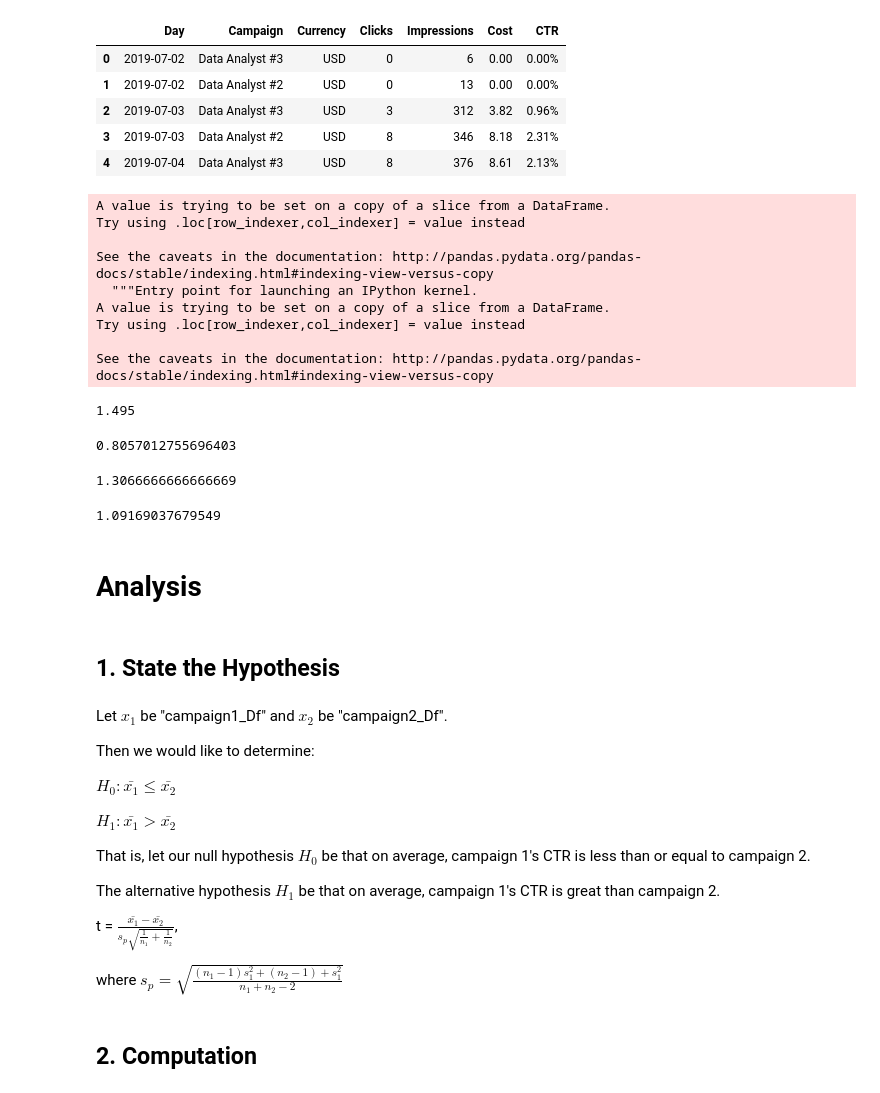
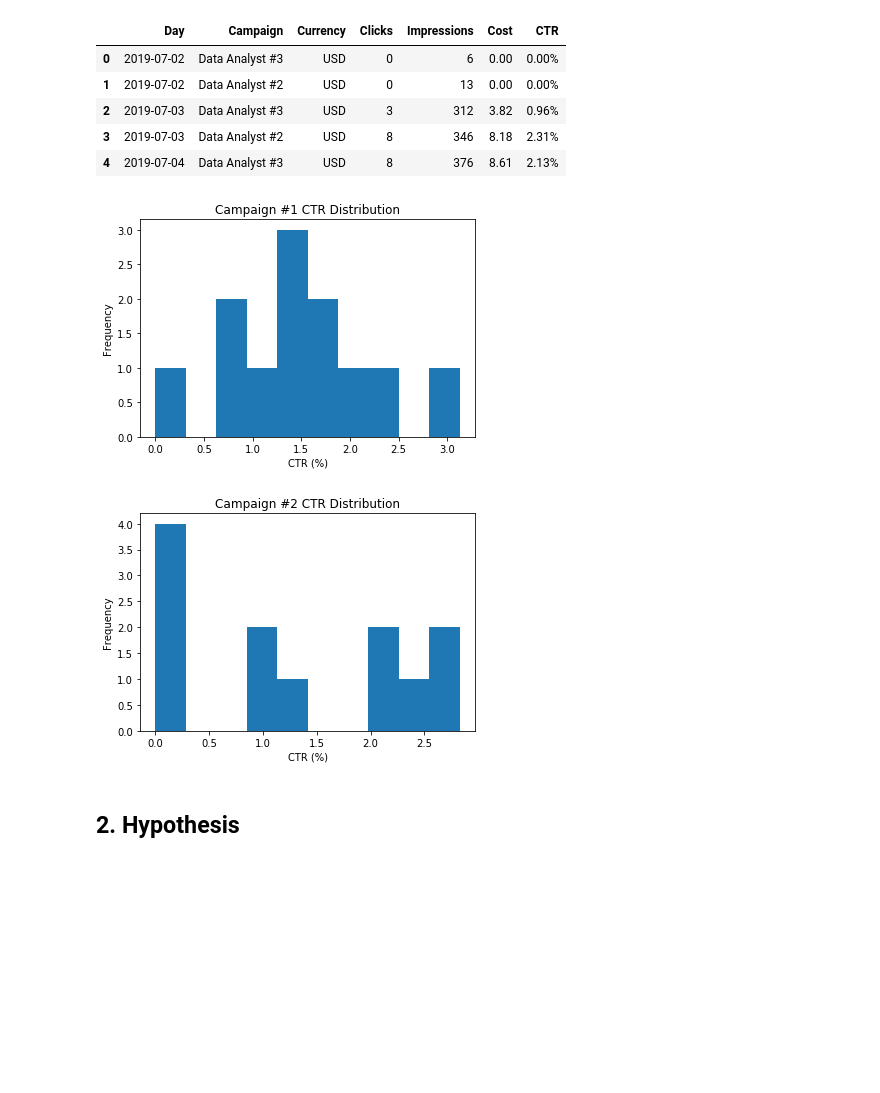
Before and after one commit to CloudChaoszero/Presentations, a Jupyter notebook: PyBayTalks/2019/AB-Testing-Python/Code/ABTesting.ipynb, the cells around one changed output. Cells and saved outputs as stored; diff of their text form; code cells hidden in the pictures; blank space fills up the shorter version.

```diff
--- a/PyBayTalks/2019/AB-Testing-Python/Code/ABTesting.ipynb
+++ b/PyBayTalks/2019/AB-Testing-Python/Code/ABTesting.ipynb
@@ -24,3 +84,5 @@ campaignsDf = pd.read_csv(filePath,skiprows=2)
+# %%
+campaignsDf = pd.read_csv(filePath,skiprows=2)
 # %%
 campaignsDf.head()
 # %% [output]
@@ -30,38 +92,23 @@ campaignsDf.head()
 | 2 | 2019-07-03 | Data Analyst #3 | USD | 3 | 312 | 3.82 | 0.96% |
 | 3 | 2019-07-03 | Data Analyst #2 | USD | 8 | 346 | 8.18 | 2.31% |
 | 4 | 2019-07-04 | Data Analyst #3 | USD | 8 | 376 | 8.61 | 2.13% |
+# %%
+campaignsDf['CTR'] = campaignsDf['Clicks'] / campaignsDf['Impressions']
 # %%
 campaign1_Df = campaignsDf[campaignsDf['Campaign'] == 'Data Analyst #2']
 # %%
 campaign2_Df = campaignsDf[campaignsDf['Campaign'] == 'Data Analyst #3']
-# %%
-campaign1_Df['CTR'] = campaign1_Df['CTR'].str.rstrip('%').astype('float')
-campaign2_Df['CTR'] = campaign2_Df['CTR'].str.rstrip('%').astype('float')
-# %% [output]
-A value is trying to be set on a copy of a slice from a DataFrame.
-Try using .loc[row_indexer,col_indexer] = value instead
-
-See the caveats in the documentation: http://pandas.pydata.org/pandas-docs/stable/indexing.html#indexing-view-versus-copy
-  """Entry point for launching an IPython kernel.
-A value is trying to be set on a copy of a slice from a DataFrame.
-Try using .loc[row_indexer,col_indexer] = value instead
-
-See the caveats in the documentation: http://pandas.pydata.org/pandas-docs/stable/indexing.html#indexing-view-versus-copy
-# %%
-campaign1_Df['CTR'].mean()
-# %% [output]
-1.495
-# %%
-campaign1_Df['CTR'].std()
-# %% [output]
-0.8057012755696403
-# %%
-campaign2_Df['CTR'].mean()
-# %% [output]
-1.3066666666666669
-# %%
-campaign2_Df['CTR'].std()
-# %% [output]
-1.09169037679549
-# %% [markdown]
-# Analysis
+# %%
+campaign1_Df['CTR'].plot(kind='hist')
+plt.title('Campaign #1 CTR Distribution')
+plt.xlabel('CTR (%)')
+plt.show()
+# %% [output]
+[figure, added]
+# %%
+campaign2_Df['CTR'].plot(kind='hist')
+plt.title('Campaign #2 CTR Distribution')
+plt.xlabel('CTR (%)')
+plt.show()
+# %% [output]
+[figure, added]
@@ -68,21 +138,2 @@ campaign2_Df['CTR'].std()
 # %% [markdown]
-## 1. State the Hypothesis
+## 2. Hypothesis
-# %% [markdown]
-Let $x_1$ be "campaign1_Df" and $x_2$ be "campaign2_Df".
-
-Then we would like to determine:
-
-$ H_0: \bar{x_1} \leq \bar{x_2}$
-
-$ H_1: \bar{x_1} > \bar{x_2}$
-
-
-That is, let our null hypothesis $H_0$ be that on average, campaign 1's CTR is less than or equal to campaign 2.
-
-The alternative hypothesis $H_1$ be that on average, campaign 1's CTR is great than campaign 2.
-
-t = $\tfrac{\bar{x_1} - \bar{x_2} }{{s_p}\sqrt{ \tfrac{1}{n_1} + \tfrac{1}{n_2}}}$,
-
-where $s_p = \sqrt{ \tfrac{(n_1 - 1)s_1^2 + (n_2-1) + s_1^2}{n_1 + n_2 - 2} }$
-# %% [markdown]
-## 2. Computation
```
Also changed, not shown: parts of 33 cells of this notebook, 8 other files.
